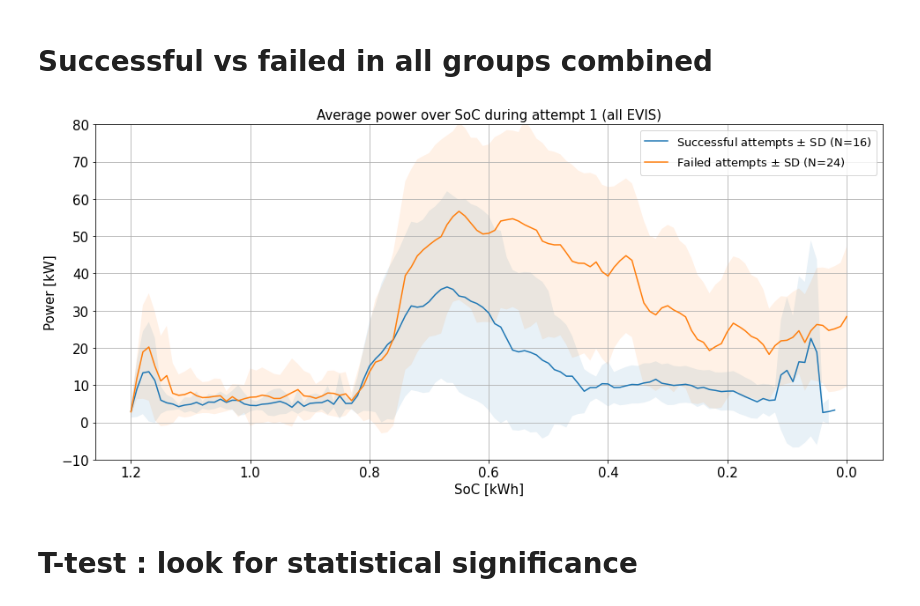
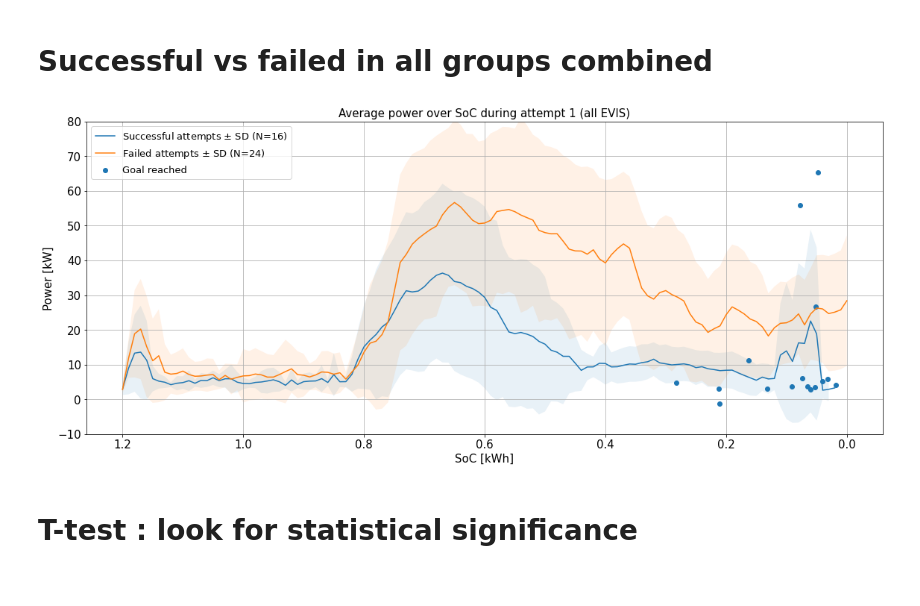
Before and after one commit to Sandsten/bev-vr-data-analysis, a Jupyter notebook: jupyter-notebooks/normalize by SoC.ipynb, the cells around one changed output. Saved outputs shown, nothing was run; the diff lists cells and outputs as text; code cells hidden in the pictures.

```diff
--- a/jupyter-notebooks/normalize by SoC.ipynb
+++ b/jupyter-notebooks/normalize by SoC.ipynb
@@ -2588,6 +2588,9 @@ def plotGroupAverage(variable, attempt):
   # plot fails
   plt.gca().set_prop_cycle(None)
 
+  success_end = successful_attempts[successful_attempts.attempt == 1].groupby(["user_id"]).head(1)
+  plt.scatter(success_end[variable_to_normalize_against], success_end[variable_to_plot], label="Goal reached")
+
   #if not exclude_failed_attempts:
     #failed_diff_and_cope = failed_attempts[(failed_attempts.evis_id == "diff_and_cope1") & (failed_attempts.attempt == attempt_nr)]
     #plt.scatter(failed_diff_and_cope[variable_to_normalize_against], failed_diff_and_cope[variable_to_plot], label="Diff & COPE1 failed attempts")
@@ -2608,46 +2611,37 @@ def plotGroupAverage(variable, attempt):
   ax.set_title("Average " + variables_print_pretty[variable_to_plot].lower() + " over SoC during attempt " + str(attempt)  + " (all EVIS)")
 
   # Set the y-lim based on what variable we are plotting
   if variable_to_plot == "speed":
     ax.set_ylim(0,130)
   if variable_to_plot == "power_usage":
     ax.set_ylim(-10,80)
   if variable_to_plot == "throttle_position":
     ax.set_ylim(0,105)
 
   #road_evel_ax.legend()
   #ax.legend(loc="upper left")
   ax.legend()
   ax.grid(True)
   #ax.set_xlabel("Range estimate [km] (rounded down to whole number in EVIS)")
   ax.set_xlabel("SoC [kWh]")
   ax.set_ylabel(variables_print_pretty[variable_to_plot] + " " + variables_unit[variable_to_plot])
 
   ax.xaxis.set_minor_locator(MultipleLocator(100))
   ax.xaxis.grid(True, which='minor')
 
   #ax.set_xticks(np.arange(0,11,1))
   ax.invert_xaxis()
 
-
-  title = "average_" + variables_print_pretty[variable_to_plot].lower() + "_over_SoC_attempt_" + str(attempt) + " (successful vs failed)"
-  #plt.savefig("/home/steve/Pictures/figures/01-4/" + title + ".png", dpi=200)
+  plt.tight_layout()
+  #plt.savefig("/home/steve/Pictures/figures/23-4/power_over_soc_all_evis.png", dpi=200)
+  #plt.savefig("/home/steve/Pictures/figures/23-4/power_over_soc_all_evis_with_goal_reached.png", dpi=200)
 
   plt.show()
 
-variable = "speed"
-#plotGroupAverage(variable, 1)
-#plotGroupAverage(variable, 2)
 variable = "power_usage"
 plotGroupAverage(variable, 1)
-#plotGroupAverage(variable, 2)
-variable = "throttle_position"
-#plotGroupAverage(variable, 1)
-#plotGroupAverage(variable, 2)
-variable = "current_soc"
-#plotGroupAverage(variable, 1)
 # %% [output]
-[figure, old version]
+[figure, new version]
 # %% [markdown]
 # T-test : look for statistical significance
 # %% [markdown]
```
Also changed, not shown: parts of 2 cells of this notebook.
